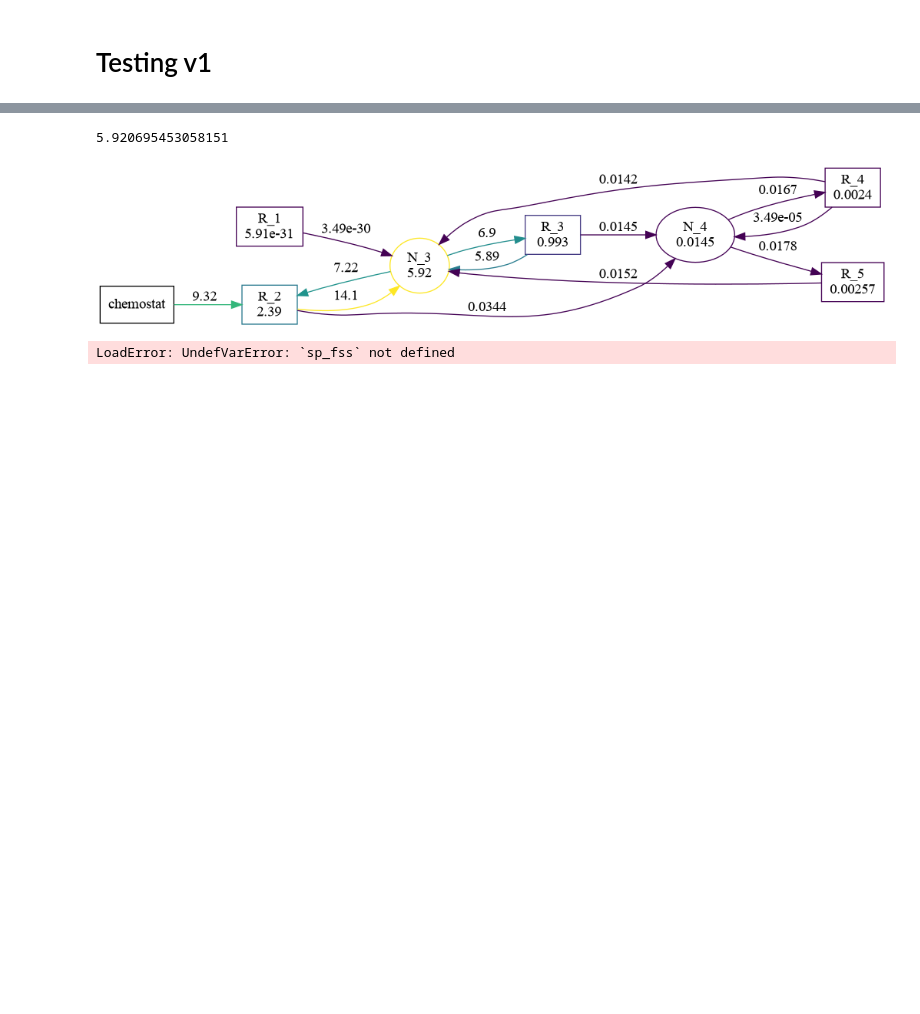
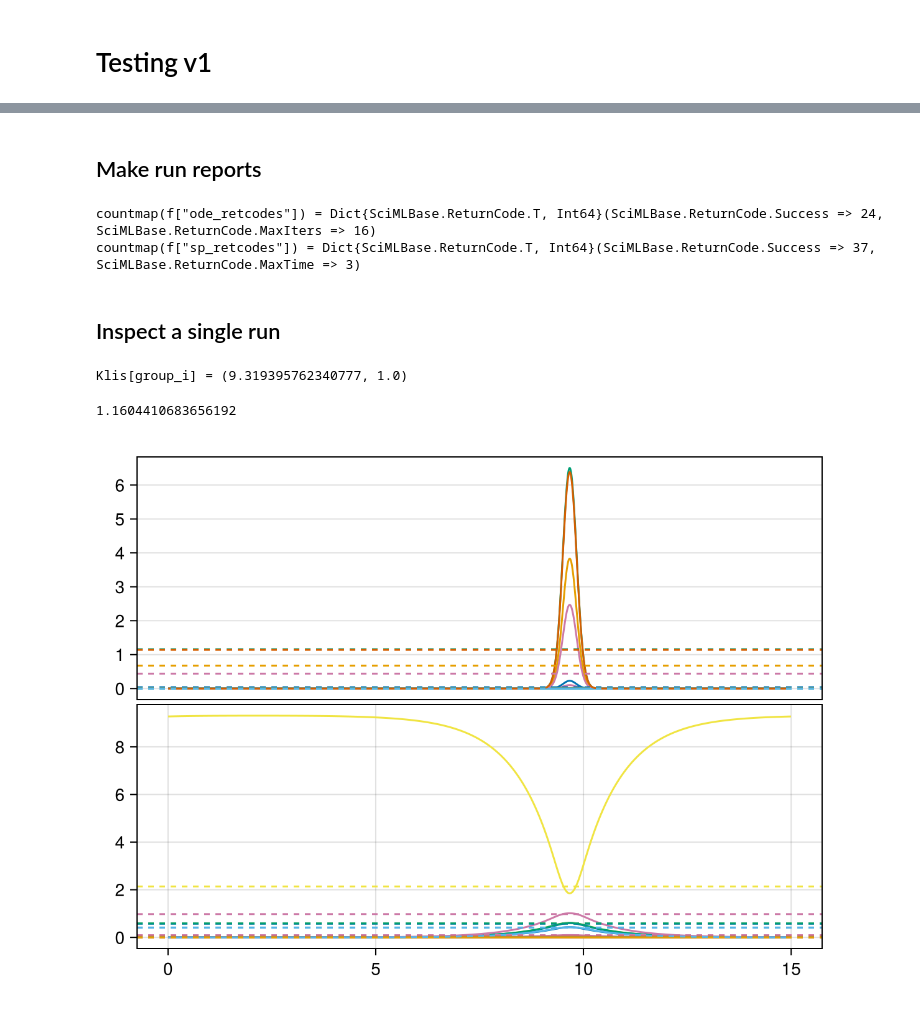
Before and after one commit to kockahonza/SSMC, a Jupyter notebook: cluster_env/runs/single_influx_pdes3/First look.ipynb, the cells around one changed output, grey strips where cells are left out. Cells and saved outputs as stored; diff of their text form; code cells hidden in the pictures; blank space fills up the shorter version.

```diff
--- a/cluster_env/runs/single_influx_pdes3/First look.ipynb
+++ b/cluster_env/runs/single_influx_pdes3/First look.ipynb
@@ -59,7 +13,7 @@ GC.gc()
 # %% [markdown]
 # Testing v1
 # %%
-f = jldopen("./data_test3.jld2")
+f = jldopen("./data_test1.jld2")
 
 @show countmap(f["ode_retcodes"])
 @show countmap(f["sp_retcodes"]);
@@ -75,5 +29,5 @@ fparams = f["params"]
 fode_fss = f["ode_final_states"]
 fsp_fss = f["sp_final_states"]
 
-f
+Klis
 # %% [output]
@@ -104,21 +42,27 @@ map(fode_fss) do x maximum(x[1:N]) end
+# %% [markdown]
+## Make run reports
+# %%
+make_v1_report(f, "./jj")
+# %% [output]
+countmap(f["ode_retcodes"]) = Dict{SciMLBase.ReturnCode.T, Int64}(SciMLBase.ReturnCode.Success => 24, SciMLBase.ReturnCode.MaxIters => 16)
+countmap(f["sp_retcodes"]) = Dict{SciMLBase.ReturnCode.T, Int64}(SciMLBase.ReturnCode.Success => 37, SciMLBase.ReturnCode.MaxTime => 3)
+# %% [markdown]
+## Inspect a single run
 # %%
 group_i = 1
-run_i = 7
+run_i = 4
+
+@show Klis[group_i]
 
 ps = fparams[run_i, group_i]
-ode_fss = fode_fss[run_i, group_i]
-# sp_fss = fsp_fss[run_i, group_i];
+ode_fs = fode_fss[run_i, group_i]
+sp_fs = fsp_fss[run_i, group_i];
 
-maximum(ode_fss[1:N])
+maximum(ode_fs[1:N])
 # %% [output]
-5.920695453058151
+Klis[group_i] = (9.319395762340777, 1.0)
+1.1604410683656192
-# %%
-diagram_sfss_v3(ps, ode_fss;
-    strain_threshold=0.01
-)
-# %% [output]
-[figure, removed]
 # %%
-plot_spatial_fs(sp_fss, 20, fmetadata.sN, dx)
+plot_spatial_fs(sp_fs, 20, fmetadata.sN, dx, ode_fs)
 # %% [output]
-LoadError: UndefVarError: `sp_fss` not defined
+[figure, added]
```
Also changed, not shown: parts of 11 cells of this notebook, 17 other files.
